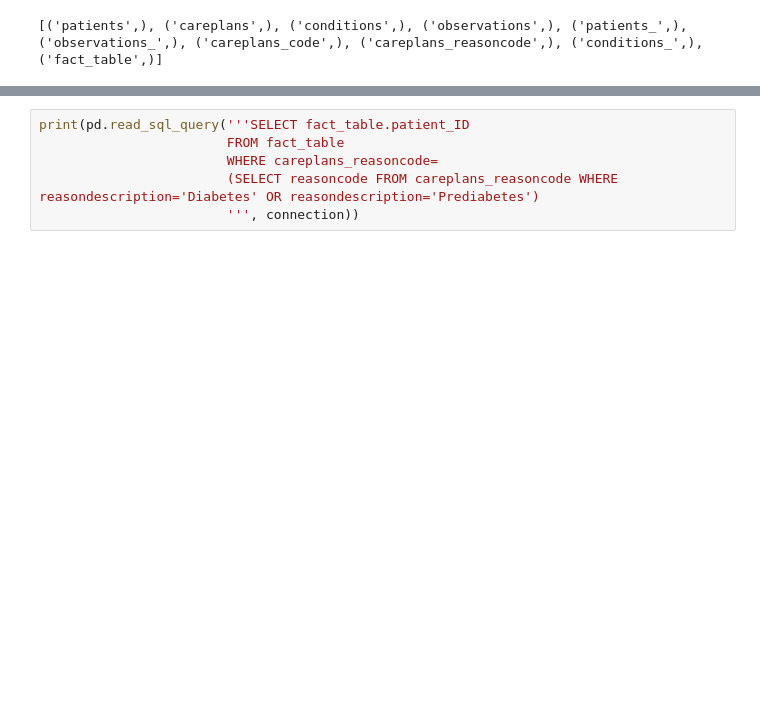
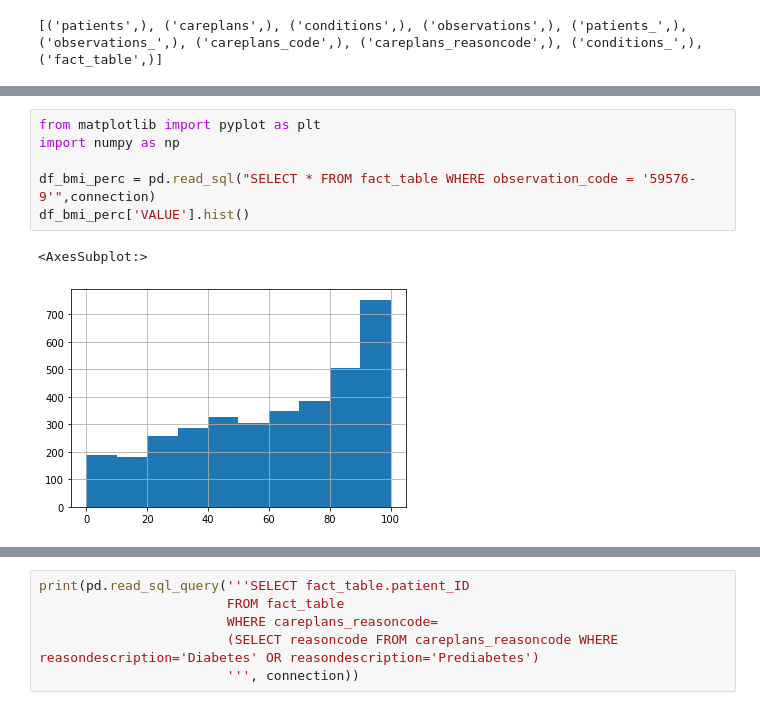
Before and after one commit to Fuenfgeld/DMA2022DataProjectC, a Jupyter notebook: src/analysis.ipynb, the cells around one changed output, grey strips where cells are left out. Saved outputs shown, nothing was run; the diff lists cells and outputs as text; blank space fills up the shorter version.

```diff
--- a/src/analysis.ipynb
+++ b/src/analysis.ipynb
@@ -392,0 +388,9 @@ print(pd.read_sql_query("SELECT reasoncode FROM careplans_reasoncode WHERE reaso
+# %%
+from matplotlib import pyplot as plt
+import numpy as np
+
+df_bmi_perc = pd.read_sql("SELECT * FROM fact_table WHERE observation_code = '59576-9'",connection)
+df_bmi_perc['VALUE'].hist()
+# %% [output]
+<AxesSubplot:>
+[figure, added]
```
Also changed, not shown: parts of 15 cells of this notebook.
